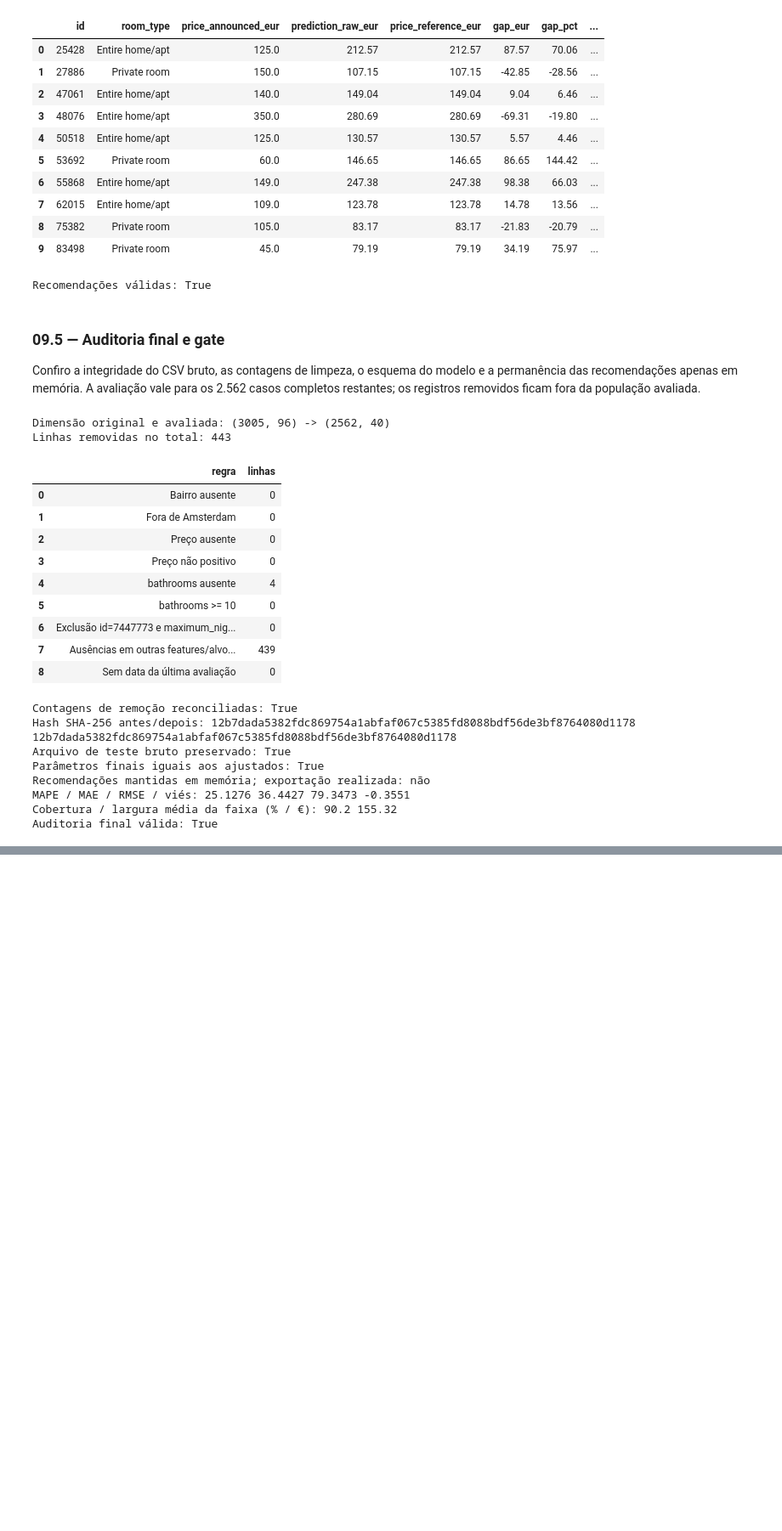
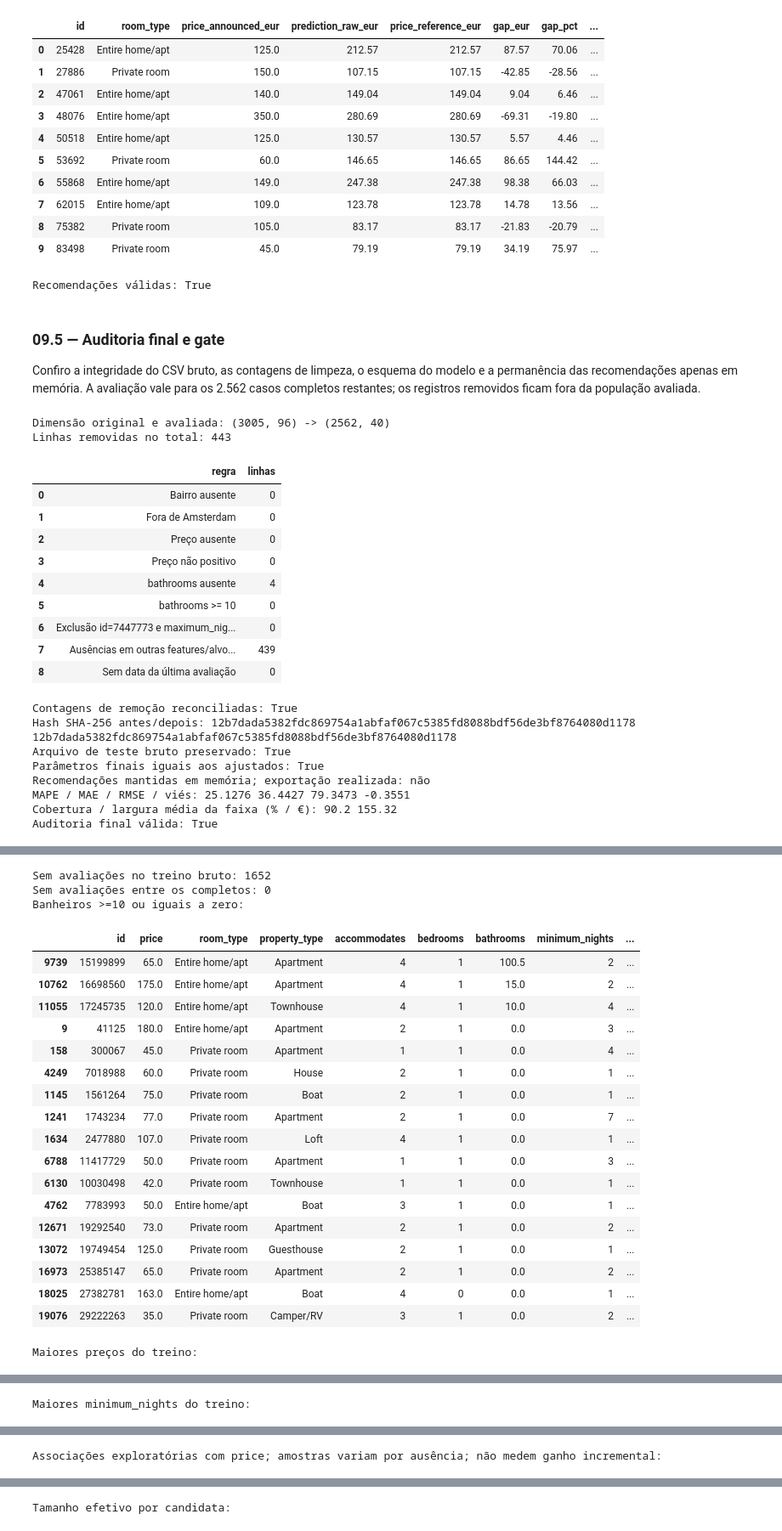
Before and after one commit to guigrandim/airbnb_price, a Jupyter notebook: notebooks/price_prediction.ipynb, the cells around one changed output, grey strips where cells are left out. Shown at 85% size. Saved outputs shown, nothing was run; the diff lists cells and outputs as text; code cells hidden in the pictures; blank space fills up the shorter version.

```diff
--- a/notebooks/price_prediction.ipynb
+++ b/notebooks/price_prediction.ipynb
@@ -9970,0 +10511,16 @@ A faixa empírica OOF nominal de 90% cobriu 90,20% do teste, com largura média
+# %%
+# 1. Identifica o ambiente e os objetos disponíveis sem acessar valores do teste.
+from pathlib import Path
+import sys
+import hashlib
+print("Python:", sys.version.split()[0])
+print("Pasta do kernel:", Path.cwd())
+for audit_object in ["train_listing_ids", "df_modeling_final", "df_modeling_features", "stage09_final_pipeline"]:
+    print(audit_object, "disponível:", audit_object in globals())
+# 2. Confere o hash do teste congelado sem transformá-lo.
+audit_root = Path.cwd() if (Path.cwd() / "AGENTS.md").exists() else Path.cwd().parent
+audit_test_path = audit_root / "data" / "processed" / "df_test_raw.csv"
+audit_test_hash = hashlib.sha256(audit_test_path.read_bytes()).hexdigest()
+print("SHA-256 do teste:", audit_test_hash)
+if audit_test_hash != "12b7dada5382fdc869754a1abfaf067c5385fd8088bdf56de3bf8764080d1178":
+    raise ValueError("O teste não corresponde ao artefato congelado.")
@@ -9970,0 +10635,61 @@ A faixa empírica OOF nominal de 90% cobriu 90,20% do teste, com largura média
+# %%
+# 1. Mede a população sem histórico no treino antes da limpeza por casos completos.
+audit_no_history = audit_train["number_of_reviews"].eq(0)
+print("Sem avaliações no treino bruto:", int(audit_no_history.sum()))
+print("Sem avaliações entre os completos:", int((audit_no_history & audit_complete).sum()))
+# 2. Inspeciona extremos com atributos de capacidade, sem eliminar linhas.
+audit_extreme_columns = ["id","price","room_type","property_type","accommodates","bedrooms","bathrooms","minimum_nights","maximum_nights"]
+print("Banheiros >=10 ou iguais a zero:")
+display(audit_train.loc[audit_train["bathrooms"].ge(10) | audit_train["bathrooms"].eq(0), audit_extreme_columns].sort_values("bathrooms",ascending=False).head(20))
+print("Maiores preços do treino:")
+display(audit_train[audit_extreme_columns].sort_values("price",ascending=False).head(12))
+print("Maiores minimum_nights do treino:")
+display(audit_train[audit_extreme_columns].sort_values("minimum_nights",ascending=False).head(10))
+# 3. Examina candidatas numéricas e dependência entre as já usadas, somente no treino.
+audit_eda = audit_train.loc[audit_valid_precomplete].copy()
+audit_eda["beds"] = pd.to_numeric(audit_eda["beds"], errors="coerce")
+audit_eda["guests_included"] = pd.to_numeric(audit_eda["guests_included"], errors="coerce")
+for audit_money in ["cleaning_fee", "extra_people"]:
+    audit_eda[audit_money] = pd.to_numeric(audit_eda[audit_money].str.replace("$","",regex=False).str.replace(",","",regex=False),errors="coerce")
+audit_eda["beds_per_guest_candidate"] = audit_eda["beds"] / audit_eda["accommodates"].where(audit_eda["accommodates"].gt(0))
+audit_eda["amenities_count_candidate"] = audit_eda["amenities"].str.count(",") + 1
+audit_eda.loc[audit_eda["amenities"].eq("{}"), "amenities_count_candidate"] = 0
+# 4. Indicadores exploratórios usam termos explícitos; precisam de parser e vocabulário revisados.
+for audit_amenity, audit_pattern in [("wifi_candidate","Wifi|Wireless Internet"),("kitchen_candidate","Kitchen"),("parking_candidate","parking"),("air_conditioning_candidate","Air conditioning")]:
+    audit_eda[audit_amenity] = audit_eda["amenities"].str.contains(audit_pattern, case=False, na=False).astype("int8")
+audit_eda_columns = ["price","accommodates","bedrooms","bathrooms","beds","guests_included","cleaning_fee","extra_people","beds_per_guest_candidate","amenities_count_candidate","wifi_candidate","kitchen_candidate","parking_candidate","air_conditioning_candidate"]
+audit_candidate_spearman = audit_eda[audit_eda_columns].corr(method="spearman")["price"].drop("price").sort_values(ascending=False)
+print("Associações exploratórias com price; amostras variam por ausência; não medem ganho incremental:")
+display(audit_candidate_spearman.round(3))
+print("Tamanho efetivo por candidata:")
+display(audit_eda[audit_eda_columns].notna().sum())
+print("Preço por cancellation_policy:")
+display(audit_eda.groupby("cancellation_policy",dropna=False).agg(anuncios=("id","size"),preco_mediano=("price","median")))
+print("Preço por bed_type:")
+display(audit_eda.groupby("bed_type",dropna=False).agg(anuncios=("id","size"),preco_mediano=("price","median")))
+# 5. Registra que os diagnósticos não modificam o conjunto nem o modelo aprovado.
+print("Nenhuma candidata incorporada ao df_modeling_final; nenhum novo ajuste de modelo.")
+print("Teste bruto intacto:", hashlib.sha256(audit_test_path.read_bytes()).hexdigest() == audit_test_hash)
+# %% [output]
+Sem avaliações no treino bruto: 1652
+Sem avaliações entre os completos: 0
+Banheiros >=10 ou iguais a zero:
+|  | id | price | room_type | property_type | accommodates | bedrooms | bathrooms | minimum_nights | ... |
+| 9739 | 15199899 | 65.0 | Entire home/apt | Apartment | 4 | 1 | 100.5 | 2 | ... |
+| 10762 | 16698560 | 175.0 | Entire home/apt | Apartment | 4 | 1 | 15.0 | 2 | ... |
+| 11055 | 17245735 | 120.0 | Entire home/apt | Townhouse | 4 | 1 | 10.0 | 4 | ... |
+| 9 | 41125 | 180.0 | Entire home/apt | Apartment | 2 | 1 | 0.0 | 3 | ... |
+| 158 | 300067 | 45.0 | Private room | Apartment | 1 | 1 | 0.0 | 4 | ... |
+| 4249 | 7018988 | 60.0 | Private room | House | 2 | 1 | 0.0 | 1 | ... |
+| 1145 | 1561264 | 75.0 | Private room | Boat | 2 | 1 | 0.0 | 1 | ... |
+| 1241 | 1743234 | 77.0 | Private room | Apartment | 2 | 1 | 0.0 | 7 | ... |
+| 1634 | 2477880 | 107.0 | Private room | Loft | 4 | 1 | 0.0 | 1 | ... |
+| 6788 | 11417729 | 50.0 | Private room | Apartment | 1 | 1 | 0.0 | 3 | ... |
+| 6130 | 10030498 | 42.0 | Private room | Townhouse | 1 | 1 | 0.0 | 1 | ... |
+| 4762 | 7783993 | 50.0 | Entire home/apt | Boat | 3 | 1 | 0.0 | 1 | ... |
+| 12671 | 19292540 | 73.0 | Private room | Apartment | 2 | 1 | 0.0 | 2 | ... |
+| 13072 | 19749454 | 125.0 | Private room | Guesthouse | 2 | 1 | 0.0 | 1 | ... |
+| 16973 | 25385147 | 65.0 | Private room | Apartment | 2 | 1 | 0.0 | 2 | ... |
+| 18025 | 27382781 | 163.0 | Entire home/apt | Boat | 4 | 0 | 0.0 | 1 | ... |
+| 19076 | 29222263 | 35.0 | Private room | Camper/RV | 3 | 1 | 0.0 | 2 | ... |
+Maiores preços do treino:
@@ -9970,0 +10709 @@ A faixa empírica OOF nominal de 90% cobriu 90,20% do teste, com largura média
+Maiores minimum_nights do treino:
@@ -9970,0 +10721 @@ A faixa empírica OOF nominal de 90% cobriu 90,20% do teste, com largura média
+Associações exploratórias com price; amostras variam por ausência; não medem ganho incremental:
@@ -9970,0 +10736 @@ A faixa empírica OOF nominal de 90% cobriu 90,20% do teste, com largura média
+Tamanho efetivo por candidata:
```
Also changed, not shown: parts of 121 cells of this notebook, 17 other files.
